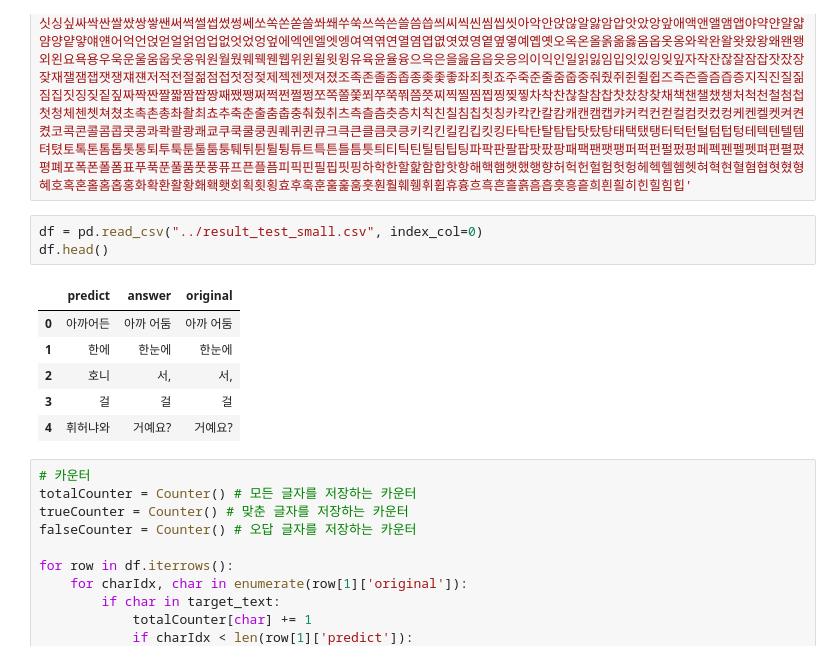
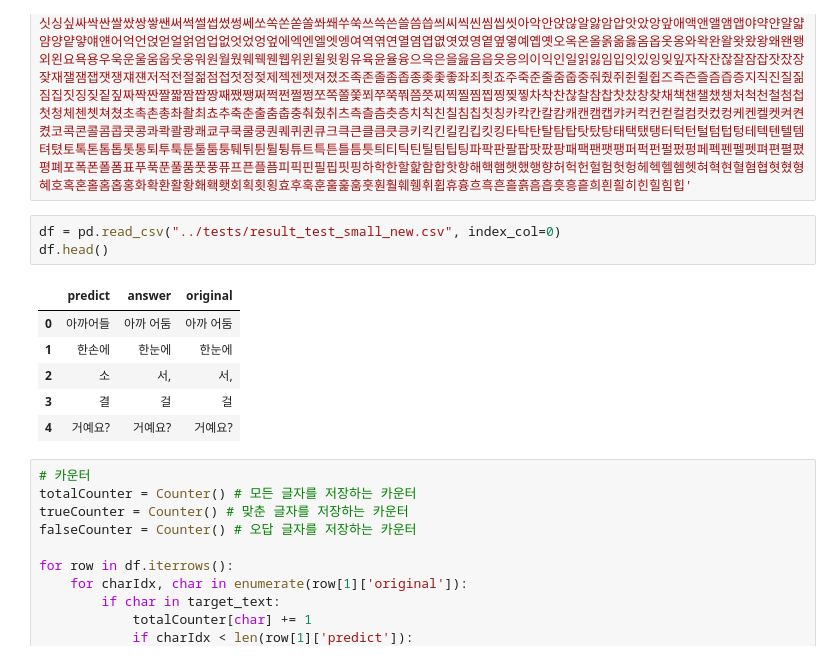
Before and after one commit to YMGYM/ocr_practice, a Jupyter notebook: EDA/test_data_analytics.ipynb, the cells around one changed output. Saved outputs shown, nothing was run; the diff lists cells and outputs as text.

```diff
--- a/EDA/test_data_analytics.ipynb
+++ b/EDA/test_data_analytics.ipynb
@@ -10,15 +10,15 @@ import numpy as np
 # %%
 target_text = ' !"#%\'()*+,-./0123456789:<>?ABCDEFGKLMNOPQRSTUVXYZ[]^acdeghiklmnoprstuvx~–‘’“”…─ㄱㄴㅂㅇㅋㅎ가각간갇갈갉감갑값갓갔강갖갗같갚갛개객갠갯갱갸걀걔걘거걱건걷걸검겁것겉게겐겠겨격겪견결겸겹겼경곁계고곡곤곧골곪곯곰곱곳공과곽관괄광괘괜괴굉교구국군굳굴굵굶굼굽궁궂권궐궤귀귓규균그극근글긁금급긋긍기긱긴길김깁깃깄깊까깍깎깐깔깜깝깟깡깥깨깬깰깻깼깽꺄꺼꺽꺾껄껍껏껐껑께껴꼈꼬꼭꼰꼴꼼꼽꽁꽂꽃꽈꽉꽝꽤꾀꾸꾹꾼꿀꿇꿈꿉꿋꿍꿎꿔꿨꿰뀌뀐뀔끄끅끈끊끌끓끔끗끙끝끼끽낀낄낌낍낑나낙낚난날낡남납낫났낭낮낯낱낳내낸낼냄냅냈냉냐냔냥너넉넋넌널넓넘넝넣네넥넨넬넵넷넸녀녁년념녔녕노녹논놀놈농높놓놔놨뇌뇨누눅눈눌눕눠눴뉘뉜뉴느늑는늘늙늠능늦늪늬니닉닌닐님닙닛닝다닥닦단닫달닭닮닳담답닷당닿대댄댈댑댓댔댕더덕던덜덟덤덥덧덩덮데덴델뎌뎠도독돈돋돌돔돕돗동돼됐되된될됨됩두둑둔둘둠둡둥둬뒀뒈뒤뒷뒹드득든듣들듬듭듯등디딘딛딜딨딩딪따딱딴딸땀땄땅때땐땠땡떠떡떤떨떳떴떵떻떼뗀뗄뗏또똑똘똥똬뚜뚝뚤뚫뚱뛰뛴뛸뜁뜨뜩뜬뜯뜰뜸뜹뜻띄띈띠띤띵라락란랄람랍랏랐랑랗래랙랜램랩랫랬랭략량러럭런럴럼럽럿렀렁렇레렉렌렐렘렛려력련렬렴렵렷렸령례로록론롤롭롯롱롸뢰료룡루룩룬룰룸룹룻뤄류륙륜률륭르륵른를름릅릇릉릎리릭린릴림립릿링마막만많말맑맘맙맛망맞맡맣매맥맨맴맵맸맹맺머먹먼멀멈멋멍멎멓메멘멜멤멩며멱면멸명몇모목몫몬몰몸몹못몽뫼묘묠무묵묶문묻물뭇뭉뭍뭐뭔뭘뭡뭣뮤뮨뮬므미민믿밀밌밍및밑바박밖반받발밝밟밤밥밧방밭배백밸뱀뱃뱅뱉버벅번벌범법벗벙베벤벨벼벽변별볍볐병볕보복볶본볼봄봅봇봉봐봤봬뵈뵙부북분불붉붐붓붕붙뷔뷰브블비빅빈빌빕빗빙빚빛빠빡빤빨빳빴빵빼빽뺄뺏뺨뻐뻑뻔뻗뻘뻣뻥뼈뼘뼛뽀뽐뽑뽕뾰뿅뿌뿐뿔뿜쁘쁜쁠쁨삐삑사삭산살삶삼삽삿샀상샅새색샌샐샘샛생샤서석섞선섣설섬섭섯섰성세센셀셈셉셋셔션셨셰소속손솔솜솟송쇄쇠쇼숑수숙순숟술숨숫숭숲숴쉈쉬쉰쉴쉽쉿슈슉슛스슥슨슬슴습슷승시식신실싫심십싯싱싶싸싹싼쌀쌌쌍쌓쌘써썩썰썹썼썽쎄쏘쏙쏜쏟쏠쏴쐐쑤쑥쓰쓱쓴쓸씀씁씌씨씩씬씸씹씻아악안앉않알앓암압앗았앙앞애액앤앨앰앱야약얀얄얇얌양얕얗얘얜어억언얹얻얼얽엄업없엇었엉엎에엑엔엘엣엥여역엮연열염엽엾엿였영옅옆옇예옙옛오옥온올옭옮옳옴옵옷옹와왁완왈왓왔왕왜왠왱외왼요욕용우욱운울움웁웃웅워원월웠웨웩웬웹위윈윌윗윙유육윤율융으윽은을읊음읍읏응의이익인일읽잃임입잇있잉잊잎자작잔잖잘잠잡잣잤장잦재잴잼잽잿쟁쟤쟨저적전절젊점접젓정젖제젝젠젯져졌조족존졸좀좁종좆좇좋좌죄죗죠주죽준줄줌줍중줘줬쥐쥔쥘쥡즈즉즌즐즘즙증지직진질짊짐집짓징짖짙짚짜짝짠짤짧짬짭짱째쨌쨍쩌쩍쩐쩔쩡쪼쪽쫄쫓쬐쭈쭉쭤쯤쯧찌찍찔찜찝찡찢찧차착찬찮찰참찹찻찼창찾채책챈챌챘챙처척천철첨첩첫청체첸쳇쳐쳤초촉촌총촤촬최쵸추축춘출춤춥충춰췄취츠측츨츰츳층치칙친칠침칩칫칭카칵칸칼캄캐캔캠캡캬커컥컨컫컬컴컷컸컹케켄켈켓켜켠켰코콕콘콜콤콥콧콩콰콱콸쾅쾌쿄쿠쿡쿨쿵퀀퀘퀴퀸큐크큭큰클큼큿킁키킥킨킬킴킵킷킹타탁탄탈탐탑탓탔탕태택탰탱터턱턴털텀텁텅테텍텐텔템텨텼토톡톤톰톱톳통퇴투툭툰툴툼퉁퉤튀튄튈튕튜트특튼틀틈틋틔티틱틴틸팀팁팅파팍판팔팝팟팠팡패팩팬팻팽퍼퍽펀펄펐펑페펙펜펠펫펴편펼폈평폐포폭폰폴폼표푸푹푼풀품풋풍퓨프픈플픔피픽핀필핍핏핑하학한할핥함합핫항해핵햄햇했행향허헉헌헐험헛헝헤헥헬헴헷혀혁현혈혐협혓혔형혜호혹혼홀홈홉홍화확환활황홰홱횃회획횟횡효후훅훈훌훑훔훗훤훨훼휑휘휩휴흉흐흑흔흘흙흠흡흣흥흩희흰흴히힌힐힘힙'
 # %%
-df = pd.read_csv("../result_test_small.csv", index_col=0)
+df = pd.read_csv("../tests/result_test_small_new.csv", index_col=0)
 df.head()
 # %% [output]
 |  | predict | answer | original |
-| 0 | 아까어든 | 아까 어둠 | 아까 어둠 |
-| 1 | 한에 | 한눈에 | 한눈에 |
-| 2 | 호니 | 서, | 서, |
-| 3 | 걸 | 걸 | 걸 |
-| 4 | 휘허냐와 | 거예요? | 거예요? |
+| 0 | 아까어들 | 아까 어둠 | 아까 어둠 |
+| 1 | 한손에 | 한눈에 | 한눈에 |
+| 2 | 소 | 서, | 서, |
+| 3 | 결 | 걸 | 걸 |
+| 4 | 거예요? | 거예요? | 거예요? |
 # %%
 # 카운터
 totalCounter = Counter() # 모든 글자를 저장하는 카운터
```
Also changed, not shown: parts of 7 cells of this notebook, 3 other files.
